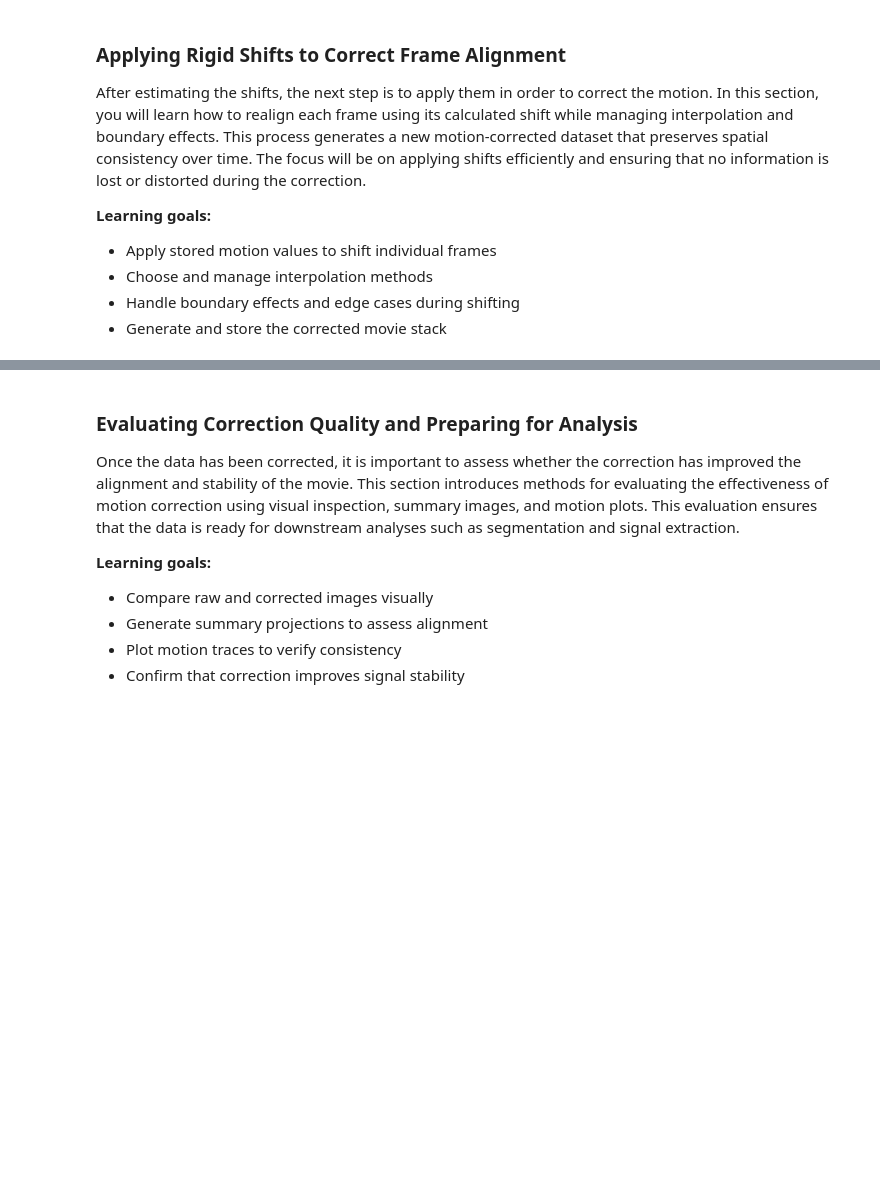
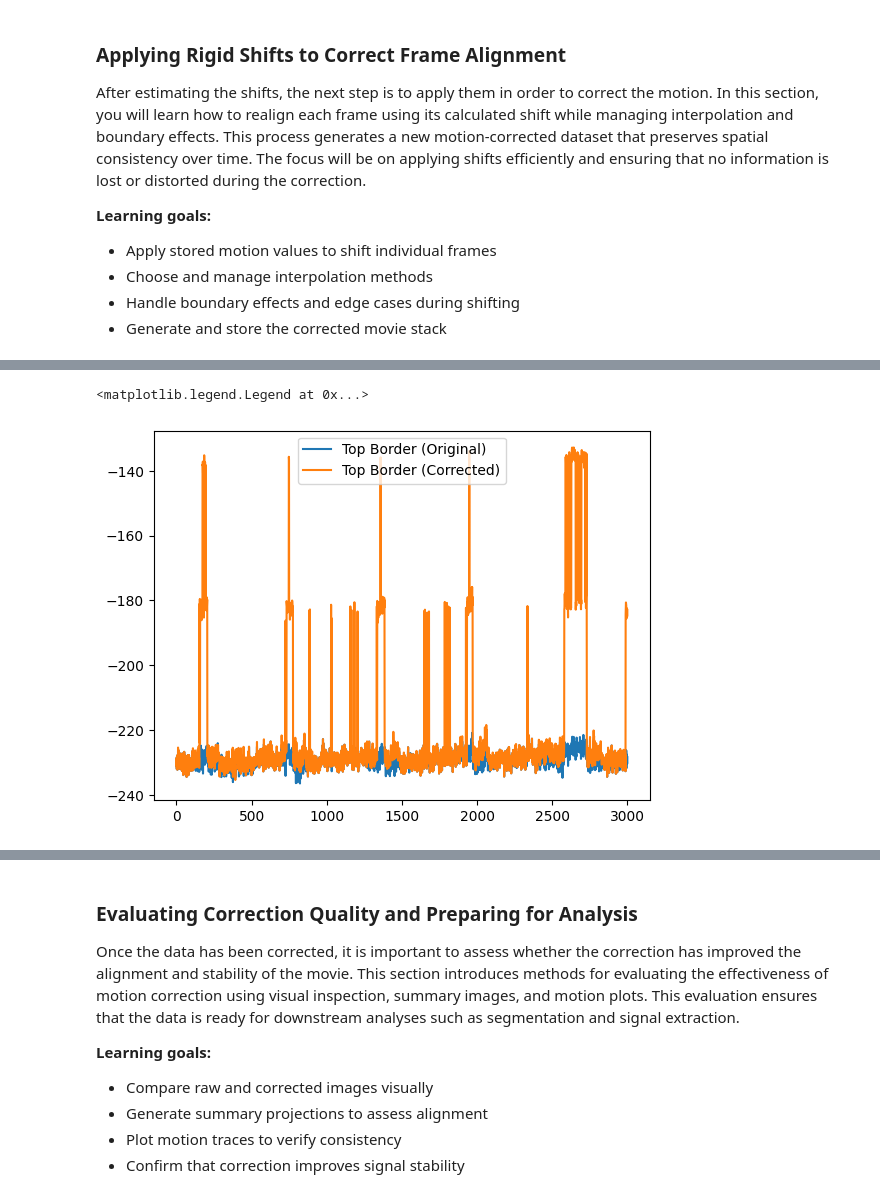
Before and after one commit to sangeethankumar/Courses, a Jupyter notebook: CalciumImaging/Draft1/09. Rigid Motion Correction.ipynb, the cells around one changed output, grey strips where cells are left out. Drawn from its saved outputs; the diff is of its cells as text; code cells hidden in the pictures; blank space fills up the shorter version.

```diff
--- a/CalciumImaging/Draft1/09. Rigid Motion Correction.ipynb
+++ b/CalciumImaging/Draft1/09. Rigid Motion Correction.ipynb
@@ -216,0 +262,15 @@ After estimating the shifts, the next step is to apply them in order to correct
+# %%
+corrected = np.array([
+    shift(f, shift=sh, mode='constant')
+    for f, sh in zip(movie, shifts)
+])
+
+top_orig = np.mean(movie[:, :5, :], axis=(1, 2))
+top_corr = np.mean(corrected[:, :5, :], axis=(1, 2))
+
+plt.plot(top_orig, label='Top Border (Original)')
+plt.plot(top_corr, label='Top Border (Corrected)')
+plt.legend()
+# %% [output]
+<matplotlib.legend.Legend at 0x...>
+[figure, added]
```
Also changed, not shown: parts of 6 cells of this notebook.
